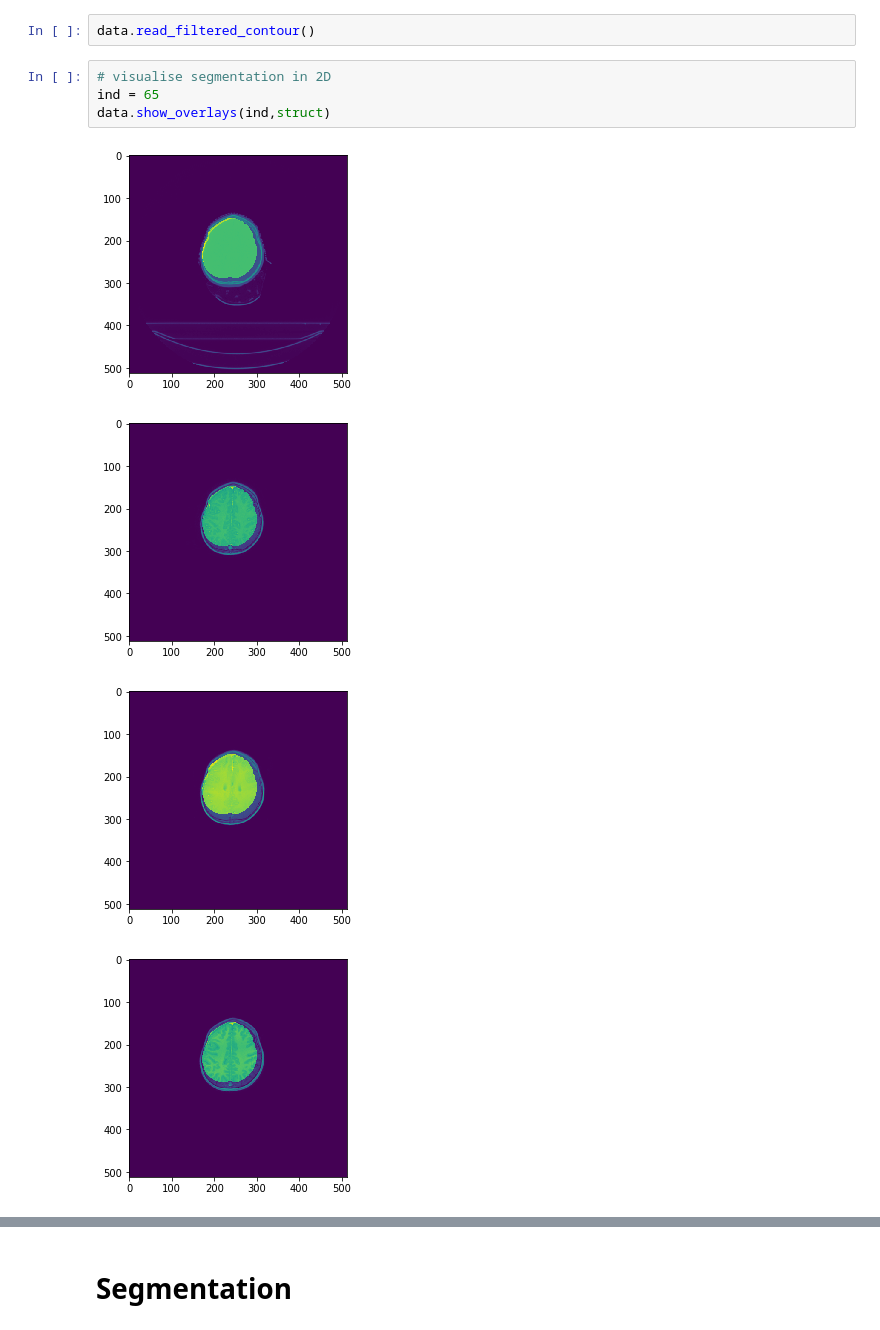
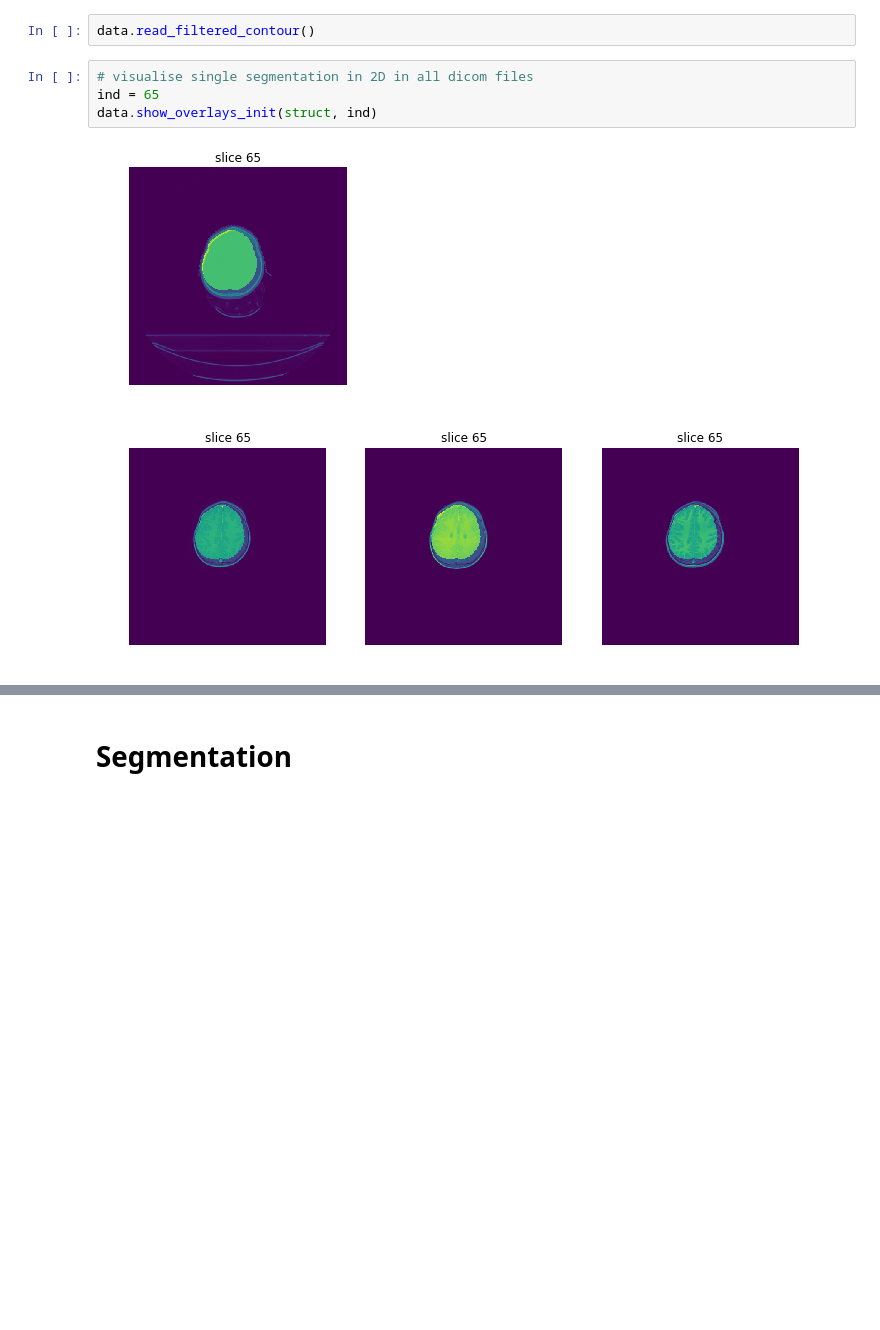
Before and after one commit to CarolineMagg/KidsBrainProject, a Jupyter notebook: data_preprocessing/active_contour_draft.ipynb, the cells around one changed output, grey strips where cells are left out. Drawn from its saved outputs; the diff is of its cells as text; blank space fills up the shorter version.

Commit message:
Extend 2d overlay slices plotting

```diff
--- a/data_preprocessing/active_contour_draft.ipynb
+++ b/data_preprocessing/active_contour_draft.ipynb
@@ -117,11 +117,9 @@ data.filter_contour_list(roiname=[struct, 'PTV1'],mode="exact")
 # %%
 data.read_filtered_contour()
 # %%
-# visualise segmentation in 2D
+# visualise single segmentation in 2D in all dicom files
 ind = 65
-data.show_overlays(ind,struct)
+data.show_overlays_init(struct, ind)
 # %% [output]
-[figure, old version]
+[figure, new version]
-[figure, old version]
+[figure, new version]
-[figure, removed]
-[figure, removed]
```
Also changed, not shown: parts of 14 cells of this notebook, 2 other files.
